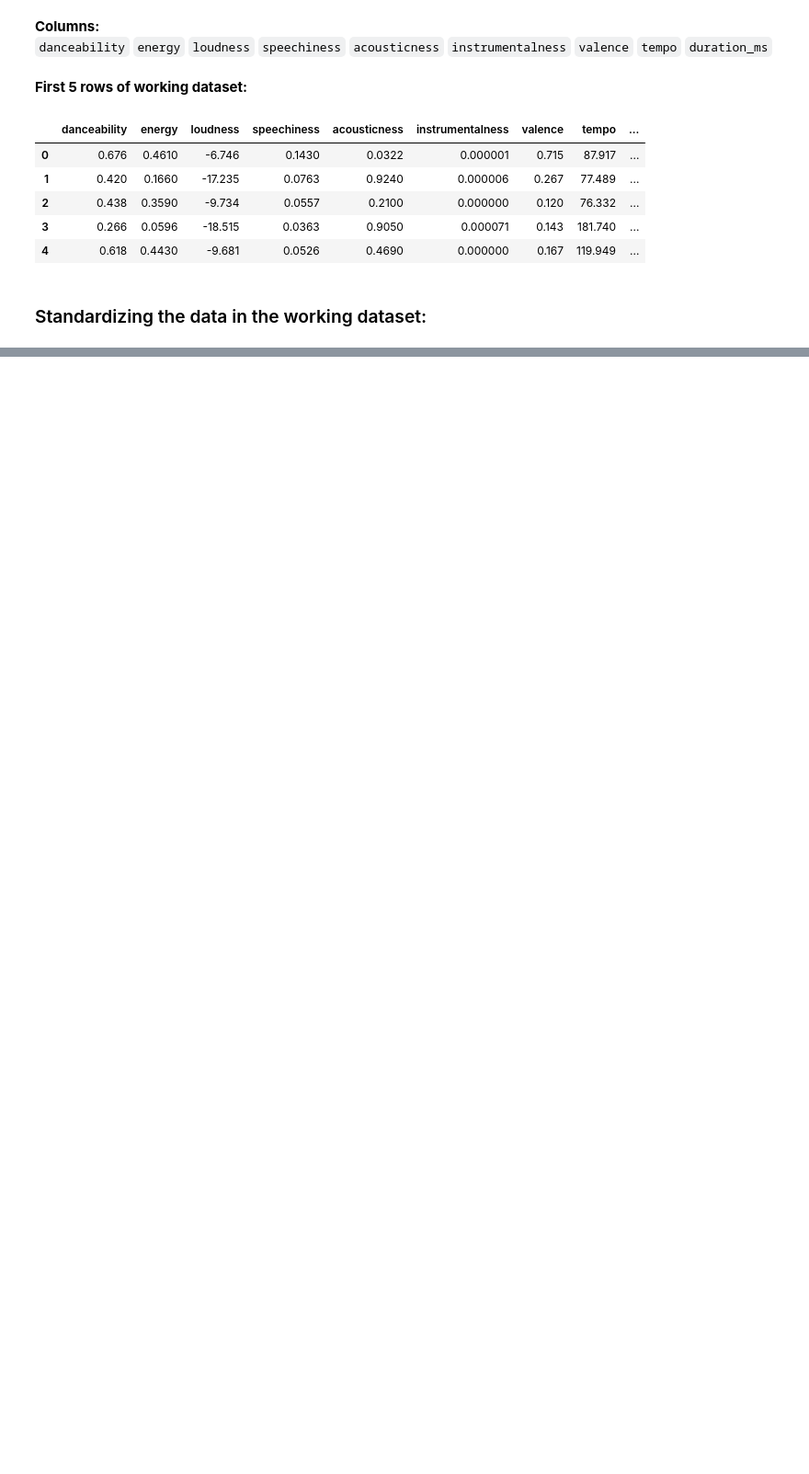
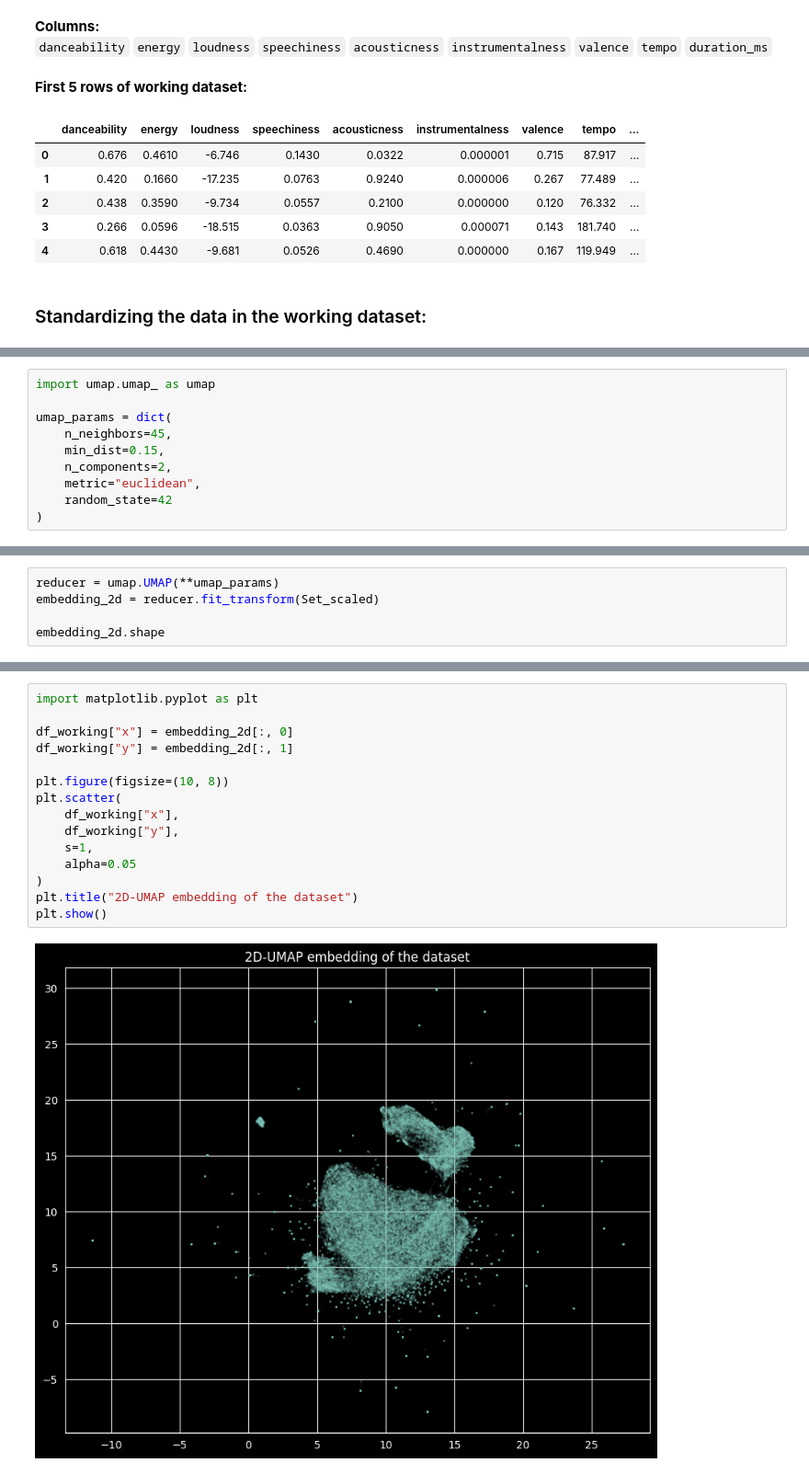
Before and after one commit to davidsteindl/MusicClustering_Project, a Jupyter notebook: notebooks/music_popcorn.ipynb, the cells around one changed output, grey strips where cells are left out. Shown at 92% size. Drawn from its saved outputs; the diff is of its cells as text; blank space fills up the shorter version.

Commit message:
Added 2D-UMAP calculation to music_popcorn.ipynb

```diff
--- a/notebooks/music_popcorn.ipynb
+++ b/notebooks/music_popcorn.ipynb
@@ -91,0 +104,10 @@ Working set shape: (114000, 9)
+# %%
+import umap.umap_ as umap
+
+umap_params = dict(
+    n_neighbors=45,
+    min_dist=0.15,
+    n_components=2,
+    metric="euclidean",
+    random_state=42
+)
@@ -91,0 +116,5 @@ Working set shape: (114000, 9)
+# %%
+reducer = umap.UMAP(**umap_params)
+embedding_2d = reducer.fit_transform(Set_scaled)
+
+embedding_2d.shape
@@ -91,0 +125,17 @@ Working set shape: (114000, 9)
+# %%
+import matplotlib.pyplot as plt
+
+df_working["x"] = embedding_2d[:, 0]
+df_working["y"] = embedding_2d[:, 1]
+
+plt.figure(figsize=(10, 8))
+plt.scatter(
+    df_working["x"],
+    df_working["y"],
+    s=1,
+    alpha=0.05
+)
+plt.title("2D-UMAP embedding of the dataset")
+plt.show()
+# %% [output]
+[figure, added]
```
Also changed, not shown: parts of 9 cells of this notebook.
